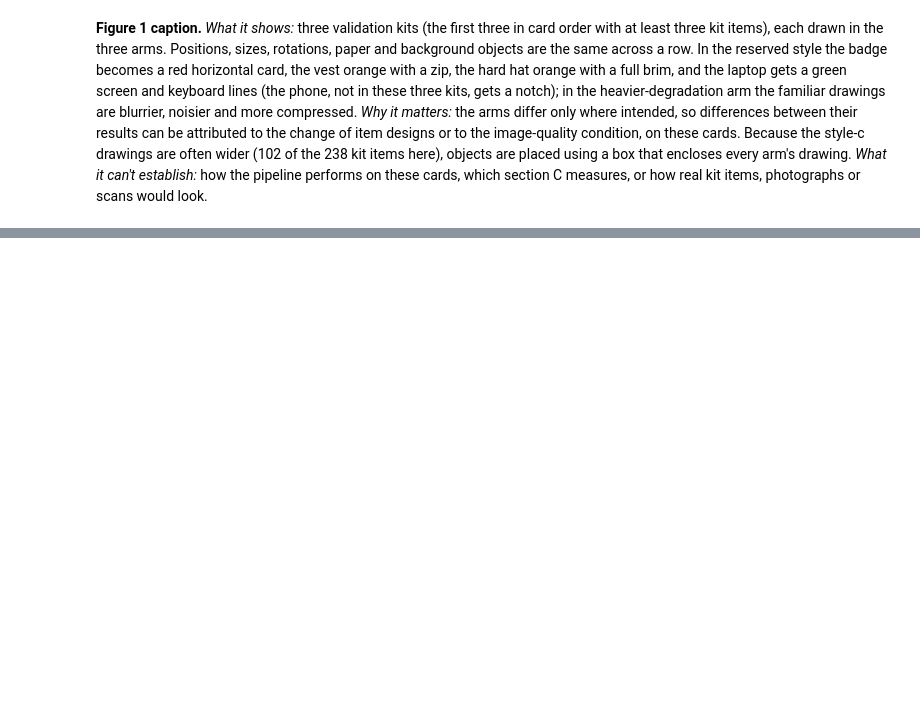
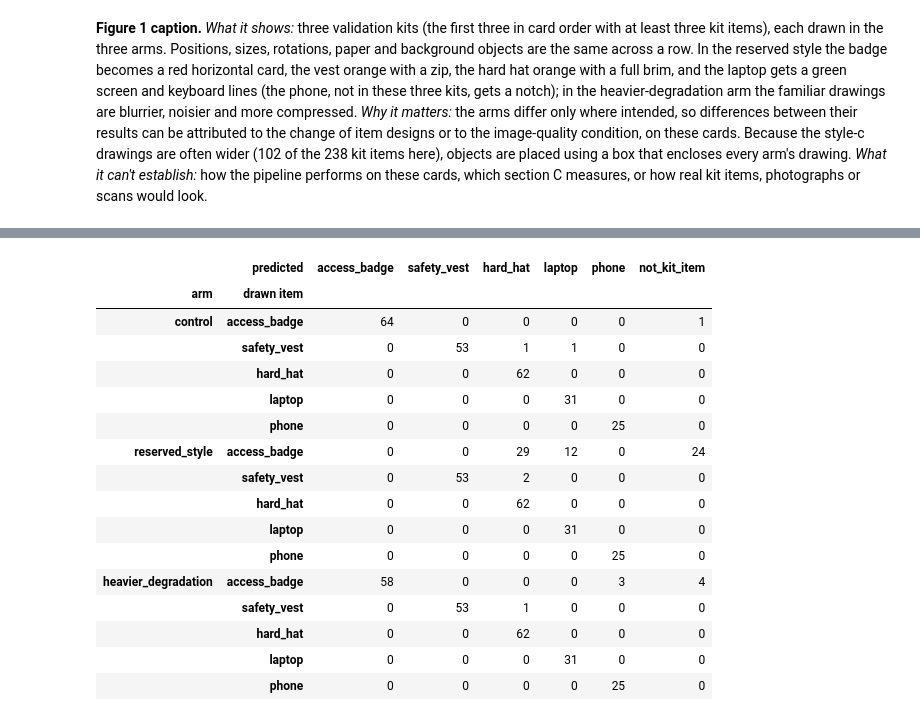
Before and after one commit to isabellemclean1001-blip/AIDA_Izzy_HR_Onboarding_Project-review, a Jupyter notebook: AIDA-2154/final-project/analysis/05_robustness.ipynb, the cells around one changed output, grey strips where cells are left out. Cells and saved outputs as stored; diff of their text form; code cells hidden in the pictures; blank space fills up the shorter version.

```diff
--- a/AIDA-2154/final-project/analysis/05_robustness.ipynb
+++ b/AIDA-2154/final-project/analysis/05_robustness.ipynb
@@ -599,0 +710,75 @@ plt.show()
+# %%
+LABEL = lambda v: "no single reference" if pd.isna(v) else str(v).replace("_", " ")
+
+# By item: omission flags, false flags and unexpected detections (known expectations)
+OUTCOME_COLS = ["correct_missing_flag", "missed_omission", "false_missing_flag", "correct_present", "unexpected_detection"]
+by_item = pd.concat({a: d[d["known"]].pivot_table(index="item", columns="outcome", values="card_id", aggfunc="count", fill_value=0)
+                     .reindex(index=ITEMS, columns=OUTCOME_COLS, fill_value=0) for a, d in arm_decisions.items()}).astype(int)
+by_item.index.names = ["arm", "item"]
+by_item.to_csv(OUTPUT_DIR / "robustness_by_item.csv")
+print("By arm and item (cards where the item's expectation is known):")
+display(by_item)
+
+# Every drawn kit item: segmentation outcome and recognition on its card
+SEG_OUTCOMES = ["one_region_good_fit", "one_region_poor_fit", "split", "merged", "missed"]
+drawn = []
+for arm in ARMS:
+    o = arm_objects[arm][arm_objects[arm]["role"] == "kit_item"].copy()
+    found = arm_regions[arm][arm_regions[arm]["predicted"] != NOT_KIT].groupby("card_id")["predicted"].agg(set)
+    o["recognised"] = [obj in found.get(c, set()) for c, obj in zip(o["card_id"], o["object"])]
+    drawn.append(o.assign(arm=arm))
+drawn = pd.concat(drawn, ignore_index=True)
+assert (drawn.groupby("arm").size() == 238).all(), "Every arm must count all 238 drawn kit items"
+seg = drawn.pivot_table(index="arm", columns="outcome", values="card_id", aggfunc="count", fill_value=0) \
+           .reindex(index=ARMS, columns=SEG_OUTCOMES, fill_value=0).astype(int)
+seg.to_csv(OUTPUT_DIR / "robustness_segmentation_outcomes.csv")
+print("Segmentation outcome of every drawn kit item (238 per arm):")
+display(seg)
+recog = lambda by: drawn.groupby(["arm", by])["recognised"].agg(items="size", recognised="sum").astype(int) \
+                         .unstack("arm").reorder_levels([1, 0], axis=1).reindex(columns=ARMS, level=0)
+recog_item = recog("object").reindex(ITEMS)
+recog_band = recog("contrast_band").reindex(["low", "medium", "high"])
+recog_item.to_csv(OUTPUT_DIR / "robustness_recognition_by_item.csv")
+recog_band.to_csv(OUTPUT_DIR / "robustness_recognition_by_contrast_band.csv")
+print("Drawn kit items recognised on their card, by item (all drawn items counted):")
+display(recog_item)
+print("By contrast band:")
+display(recog_band)
+
+# Region classification: kit items found as exactly one region not shared with another object (good or poor fit)
+single = []
+for arm in ARMS:
+    o = arm_objects[arm][(arm_objects[arm]["role"] == "kit_item")]
+    o = o[o["outcome"].isin(["one_region_good_fit", "one_region_poor_fit"])]
+    r = arm_regions[arm][arm_regions[arm]["region_type"] == "single"][["card_id", "object_index", "region", "predicted"]]
+    r = r.astype({"object_index": int})
+    keys = pd.MultiIndex.from_frame(o[["card_id", "object_index"]])
+    r = r[pd.MultiIndex.from_frame(r[["card_id", "object_index"]]).isin(keys)]          # only the included items' regions
+    single.append(o.merge(r, on=["card_id", "object_index"], how="left", validate="one_to_one").assign(arm=arm))
+single = pd.concat(single, ignore_index=True)
+assert single["predicted"].notna().all(), "Every single-region kit item must have its region's prediction"
+included = single.groupby("arm").size().reindex(ARMS, fill_value=0)
+print("Kit items in the region classification (exactly one unshared region):",
+      {a: f"{int(included[a])} included, {238 - int(included[a])} excluded" for a in ARMS})
+region_cm = pd.concat({a: pd.crosstab(single.loc[single["arm"] == a, "object"], single.loc[single["arm"] == a, "predicted"])
+                       .reindex(index=ITEMS, columns=CLASSES, fill_value=0) for a in ARMS}).astype(int)
+region_cm.index.names = ["arm", "drawn item"]
+region_cm.to_csv(OUTPUT_DIR / "robustness_region_classification.csv")
+print("What each single-region kit item was classified as:")
+display(region_cm)
+
+# Single-region items recognised through another region: the item's own region was classified as something else,
+# but another region on its card was given the item's label
+via = drawn.merge(single[["arm", "card_id", "object_index", "region", "predicted"]], on=["arm", "card_id", "object_index"],
+                  how="left", validate="one_to_one")
+other = via[via["recognised"] & via["predicted"].notna() & (via["predicted"] != via["object"])]
+other_regions = pd.concat([arm_regions[a].assign(arm=a) for a in ARMS])
+other = other.assign(supplied_by=[", ".join(f"region {int(g.region)} ({LABEL(g.label_group)})" for g in other_regions[
+    (other_regions["arm"] == a) & (other_regions["card_id"] == c) & (other_regions["predicted"] == obj)].itertuples())
+    for a, c, obj in zip(other["arm"], other["card_id"], other["object"])])
+other[["arm", "card_id", "object", "region", "predicted", "supplied_by"]].to_csv(
+    OUTPUT_DIR / "robustness_recognised_through_other_region.csv", index=False)
+print(f"Single-region items recognised through another region: {len(other)}")
+if len(other):
+    display(other[["arm", "card_id", "object", "region", "predicted", "supplied_by"]].set_index(["arm", "card_id"]))
+# %% [output]
@@ -599,0 +827,17 @@ plt.show()
+|  | predicted | access_badge | safety_vest | hard_hat | laptop | phone | not_kit_item |
+| arm | drawn item |  |  |  |  |  |  |
+| control | access_badge | 64 | 0 | 0 | 0 | 0 | 1 |
+|  | safety_vest | 0 | 53 | 1 | 1 | 0 | 0 |
+|  | hard_hat | 0 | 0 | 62 | 0 | 0 | 0 |
+|  | laptop | 0 | 0 | 0 | 31 | 0 | 0 |
+|  | phone | 0 | 0 | 0 | 0 | 25 | 0 |
+| reserved_style | access_badge | 0 | 0 | 29 | 12 | 0 | 24 |
+|  | safety_vest | 0 | 53 | 2 | 0 | 0 | 0 |
+|  | hard_hat | 0 | 0 | 62 | 0 | 0 | 0 |
+|  | laptop | 0 | 0 | 0 | 31 | 0 | 0 |
+|  | phone | 0 | 0 | 0 | 0 | 25 | 0 |
+| heavier_degradation | access_badge | 58 | 0 | 0 | 0 | 3 | 4 |
+|  | safety_vest | 0 | 53 | 1 | 0 | 0 | 0 |
+|  | hard_hat | 0 | 0 | 62 | 0 | 0 | 0 |
+|  | laptop | 0 | 0 | 0 | 31 | 0 | 0 |
+|  | phone | 0 | 0 | 0 | 0 | 25 | 0 |
```
Also changed, not shown: parts of 8 cells of this notebook.
